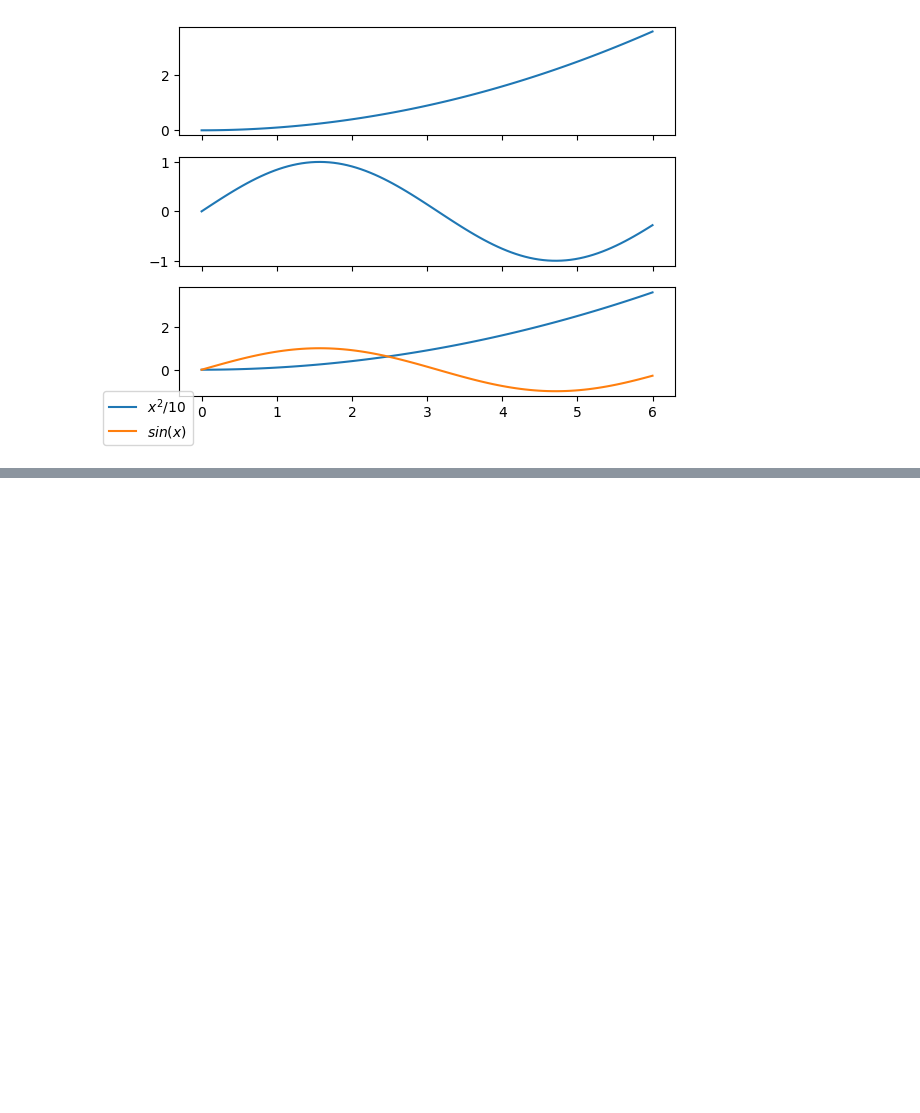
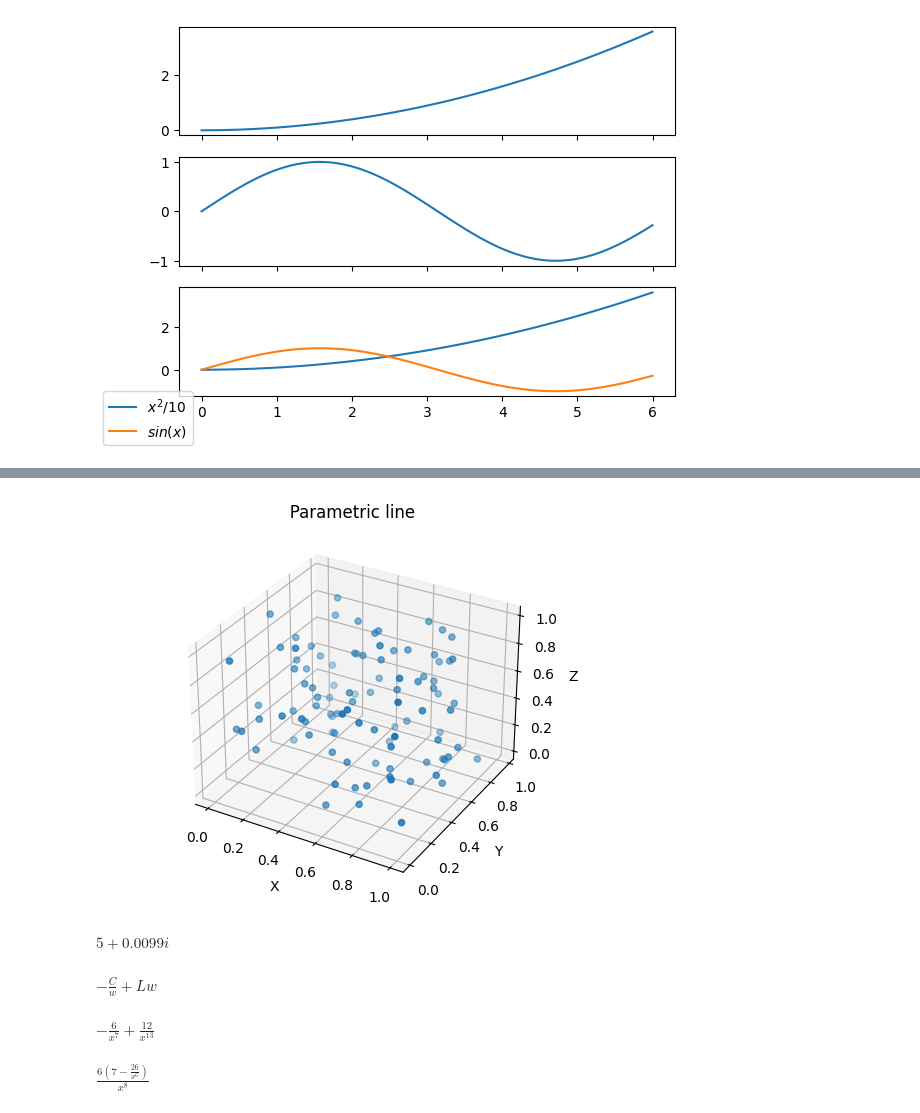
Before and after one commit to volgaone/python_mathematical_methods, a Jupyter notebook: ch1_answers.ipynb, the cells around one changed output, grey strips where cells are left out. Cells and saved outputs as stored; diff of their text form; code cells hidden in the pictures; blank space fills up the shorter version.

```diff
--- a/ch1_answers.ipynb
+++ b/ch1_answers.ipynb
@@ -227,0 +217,44 @@ $\displaystyle \frac{m^{3}}{3} + \frac{m^{2}}{2} + \frac{m}{6}$
+# %%
+#20
+X=np.random.rand(100)
+Y=np.random.rand(100)
+Z=np.random.rand(100)
+fig = plt.figure()
+axes = fig.add_subplot(projection ='3d')
+axes.scatter(X, Y, Z,marker='o')
+axes.set_xlabel('X')
+axes.set_ylabel('Y')
+axes.set_zlabel('Z')
+axes.set_title(" " * 35 + "Parametric line" + " " * 35)
+plt.show()
+# %% [output]
+[figure, added]
+# %%
+#25
+from sympy import I,re,im
+R,w,C,L = symbols('R w C L',real=True)
+Zl=I*w*L
+Zc=-I/w*C
+expr=Zl+Zc+R
+re(expr)
+expr.subs([(R, 5), (L, 1E-3), (C, 1E-3),(w,10)])
+# %% [output]
+$\displaystyle 5 + 0.0099 i$
+# %%
+im(expr)
+# %% [output]
+$\displaystyle - \frac{C}{w} + L w$
+# %%
+#26
+from sympy import diff
+x=symbols('x', positive=True, real=True)
+expr = x**-6-x**-12
+d1=diff(expr)
+d2=diff(expr,x,x)
+d1
+# %% [output]
+$\displaystyle - \frac{6}{x^{7}} + \frac{12}{x^{13}}$
+# %%
+d2
+# %% [output]
+$\displaystyle \frac{6 \left(7 - \frac{26}{x^{6}}\right)}{x^{8}}$
```
Also changed, not shown: parts of 19 cells of this notebook, 1 other file.
